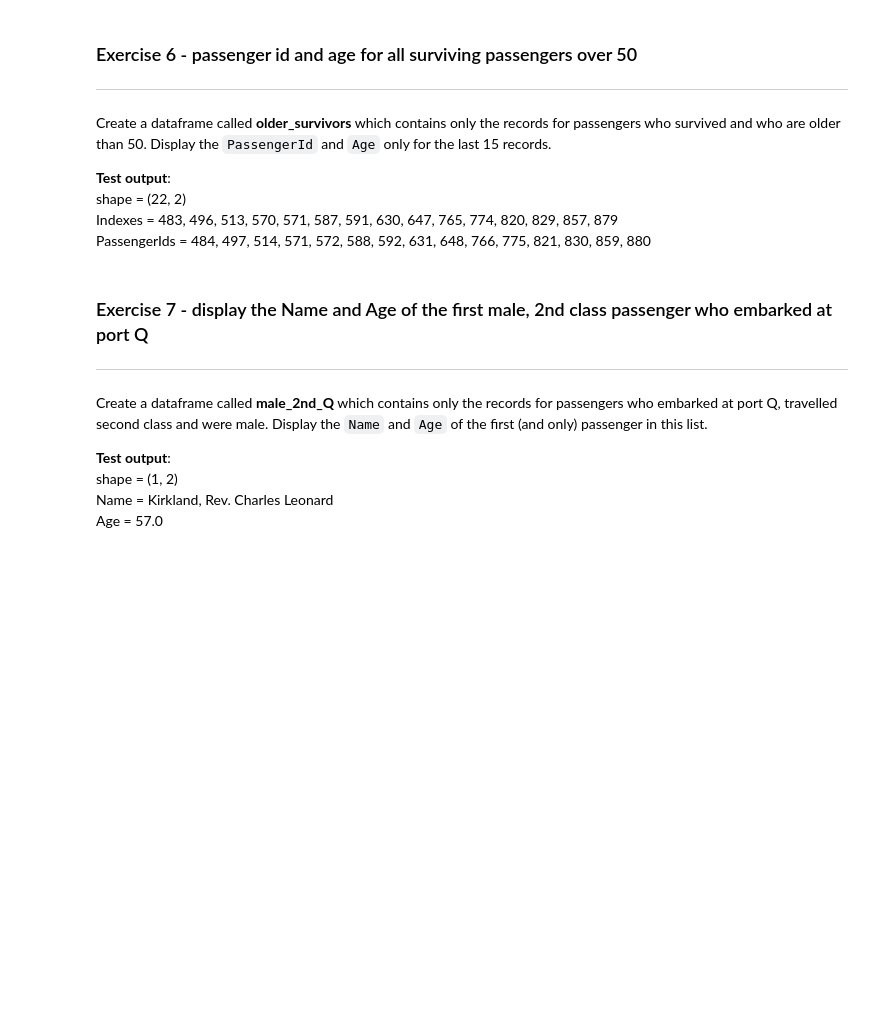
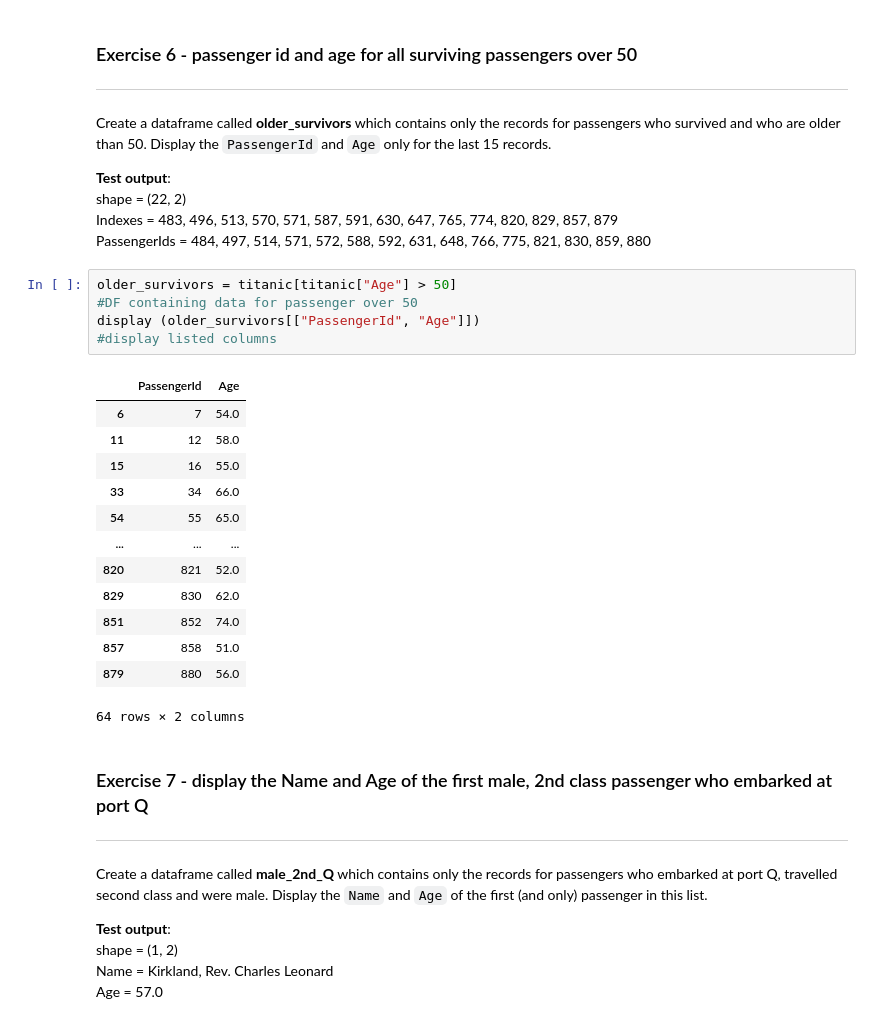
Before and after one commit to nicolej88/programming-for-data-portfolio, a Jupyter notebook: Splitting_data.ipynb, the cells around one changed output. Saved outputs shown, nothing was run; the diff lists cells and outputs as text; blank space fills up the shorter version.

```diff
--- a/Splitting_data.ipynb
+++ b/Splitting_data.ipynb
@@ -205,6 +228,25 @@ Create a dataframe called **older_survivors** which contains only the records fo
 shape = (22, 2)
 Indexes = 483, 496, 513, 570, 571, 587, 591, 630, 647, 765, 774, 820, 829, 857, 879
 PassengerIds = 484, 497, 514, 571, 572, 588, 592, 631, 648, 766, 775, 821, 830, 859, 880
+# %%
+older_survivors = titanic[titanic["Age"] > 50]
+#DF containing data for passenger over 50
+display (older_survivors[["PassengerId", "Age"]])
+#display listed columns
+# %% [output]
+|  | PassengerId | Age |
+| 6 | 7 | 54.0 |
+| 11 | 12 | 58.0 |
+| 15 | 16 | 55.0 |
+| 33 | 34 | 66.0 |
+| 54 | 55 | 65.0 |
+| ... | ... | ... |
+| 820 | 821 | 52.0 |
+| 829 | 830 | 62.0 |
+| 851 | 852 | 74.0 |
+| 857 | 858 | 51.0 |
+| 879 | 880 | 56.0 |
+64 rows × 2 columns
 # %% [markdown]
 ### Exercise 7 - display the Name and Age of the first male, 2nd class passenger who embarked at port Q
 ---
```
Also changed, not shown: parts of 20 cells of this notebook.
